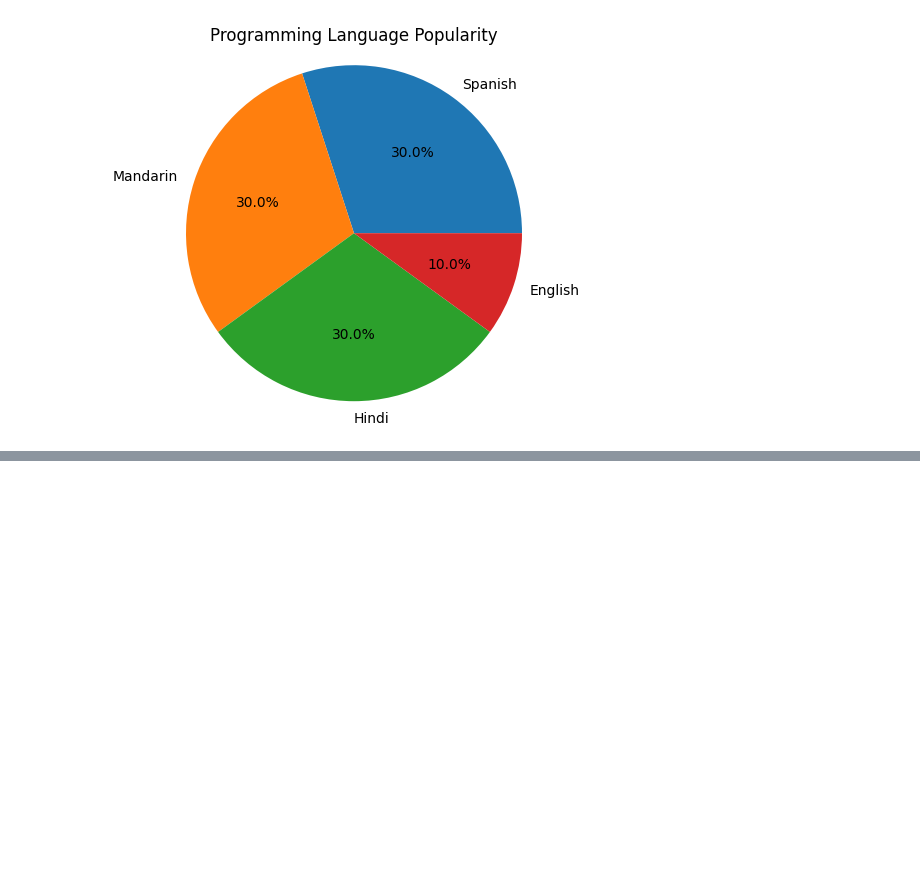
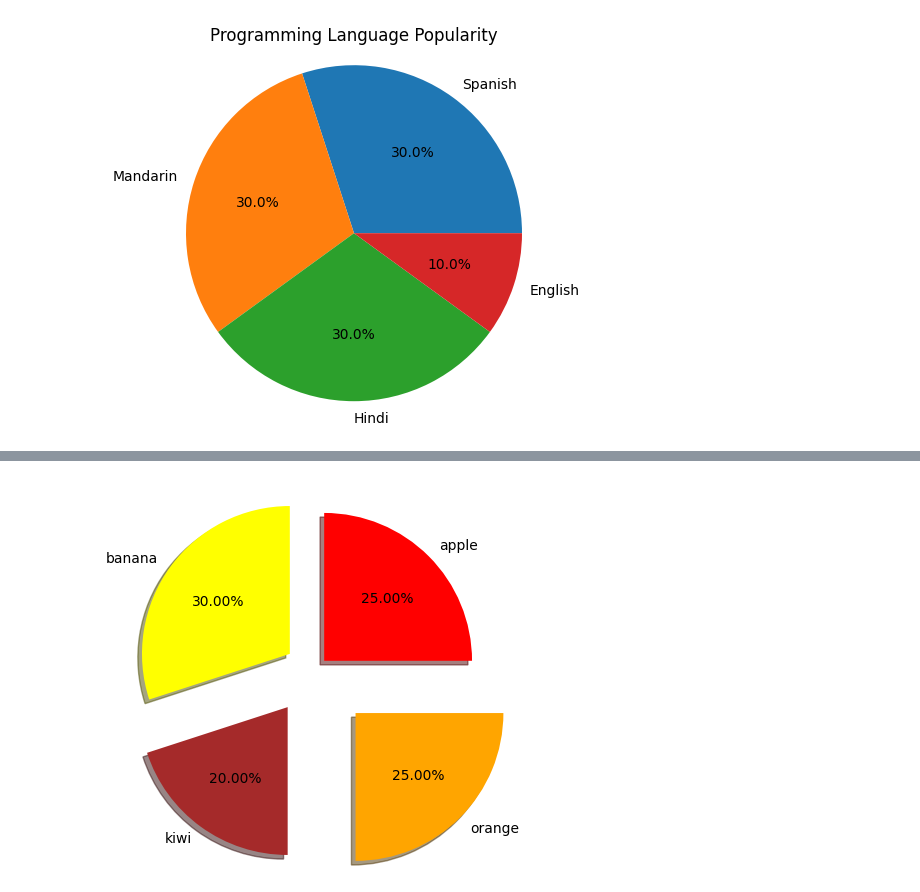
Before and after one commit to ARYANPATEL-BIT/learn-Pandas, a Jupyter notebook: matlotlibi_1.ipynb, the cells around one changed output, grey strips where cells are left out. Saved outputs shown, nothing was run; the diff lists cells and outputs as text; code cells hidden in the pictures; blank space fills up the shorter version.

```diff
--- a/matlotlibi_1.ipynb
+++ b/matlotlibi_1.ipynb
@@ -175,0 +170,8 @@ plt.show()
+# %%
+labels = np.array(['apple','banana','kiwi','orange'])
+sizes = np.array([25,30,20,25])
+color = np.array(['red','yellow','brown','orange'])
+plt.pie(sizes , labels = labels, colors=color, autopct='%1.2f%%',explode=[0.1,0.2,0.3,0.4], shadow=True)
+plt.show()
+# %% [output]
+[figure, added]
```
Also changed, not shown: parts of 7 cells of this notebook.
